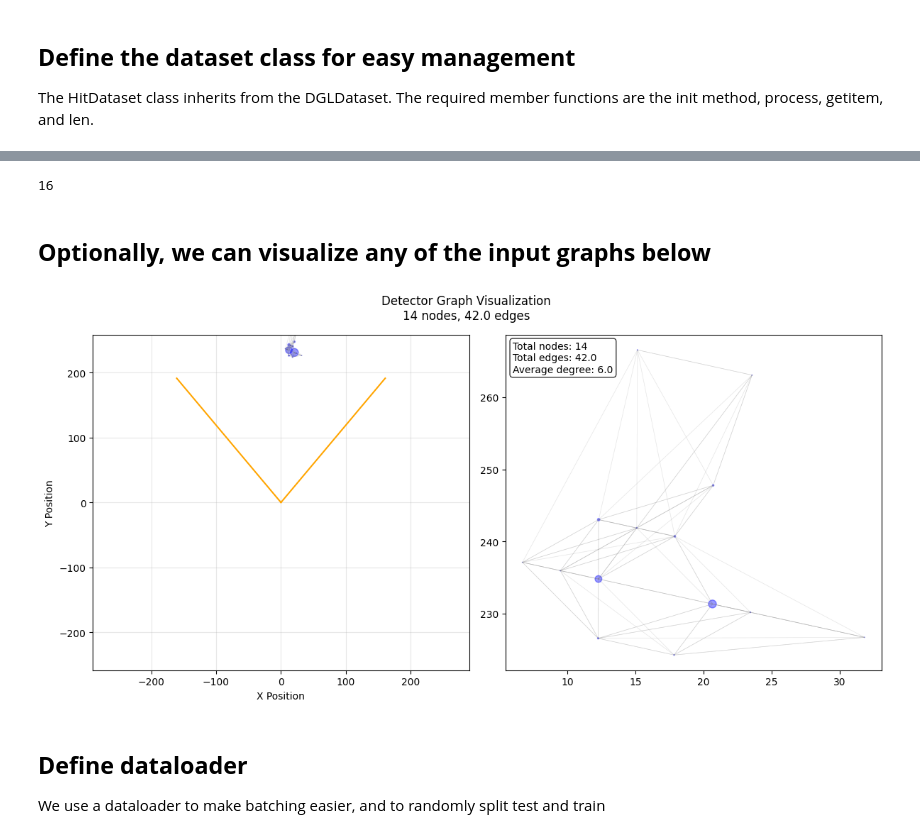
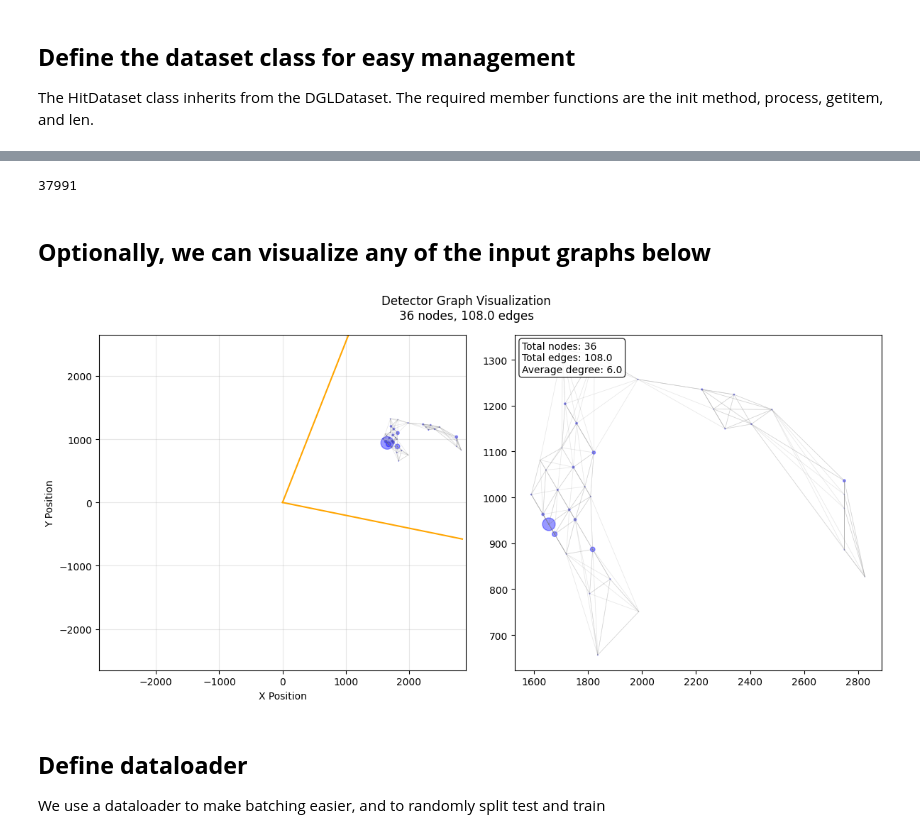
Before and after one commit to RowanKell/work_eic, a Jupyter notebook: macros/Timing_estimation/GNN_Energy.ipynb, the cells around one changed output, grey strips where cells are left out. Drawn from its saved outputs; the diff is of its cells as text; code cells hidden in the pictures.

Commit message:
solved strip position issue

```diff
--- a/macros/Timing_estimation/GNN_Energy.ipynb
+++ b/macros/Timing_estimation/GNN_Energy.ipynb
@@ -29,13 +29,14 @@ from GNN_util import process_df_vectorized,create_directory,HitDataset,create_fa
 ## **Load in Data**
 The data is stored as pandas dataframes where each row is a hit in the detector
 # %%
-num_dfs = 200
+num_dfs = 800
 dfs = []
 for i in range(0,0 + num_dfs):
     try:
 #         new_df = pd.read_csv(f"/hpc/group/vossenlab/rck32/eic/work_eic/macros/Timing_estimation/data/df/test_Feb_13_50events_run_1_{i}.csv")
 #         new_df = pd.read_csv(f"/hpc/group/vossenlab/rck32/eic/work_eic/macros/Timing_estimation/data/df/Feb_19_pip_50events_run_1_{i}.csv") #pip
-        new_df = pd.read_csv(f"/hpc/group/vossenlab/rck32/eic/work_eic/macros/Timing_estimation/data/df/March_5_K_L_test50events_run_1_{i}.csv") #pip
+#         new_df = pd.read_csv(f"/hpc/group/vossenlab/rck32/eic/work_eic/macros/Timing_estimation/data/df/March_5_K_L_50events_run_1_{i}.csv")
+        new_df = pd.read_csv(f"/hpc/group/vossenlab/rck32/eic/work_eic/macros/Timing_estimation/data/df/March_5_K_L_strip_position_fixed_50events_run_1_{i}.csv")
 #         new_df = pd.read_csv(f"/hpc/group/vossenlab/rck32/eic/work_eic/macros/Timing_estimation/data/df/March_3_K_L_corrected_sens50events_run_1_{i}.csv") #pip
 #         new_df = pd.read_csv(f"/hpc/group/vossenlab/rck32/eic/work_eic/macros/Timing_estimation/data/df/naive_CFD_Feb_10_50events_run_1_{i}.csv") #pions
     except FileNotFoundError as e:
@@ -169,16 +168,19 @@ class HitDataset(DGLDataset):
                 valid_ModifiedTrueID_unique = ModifiedTrueID_unique[ModifiedTrueID_unique != -1]
                 #skip events with multiple valid trueIDs
                 if(len(valid_ModifiedTrueID_unique) > 1):
+                    print("Too many valid ModifiedTrueID, skipping...")
                     continue
 
                 #skip events with no valid ModififiedTrueIDs
-                if(len(valid_ModifiedTrueID_unique) == 0):
-                    continue
+#                 if(len(valid_ModifiedTrueID_unique) == 0):
+#                     print("No valid ModifiedTrueIDs, skipping...")
+#                     continue
                 # Remove rows that are hits outside of the cone
                 curr_event = curr_event[curr_event.ModifiedTrueID != -1]
                 nhits = len(curr_event)
             # Skip graphs with only 1 hit (or 0)
             if(nhits <2):
+                print("only 1 hit, skipping...")
                 continue;
             elif(nhits <self.k):
                 sources = np.concatenate([np.repeat(np.arange(nhits),nhits),np.tile(np.arange(nhits),nhits)])
@@ -200,8 +202,8 @@ class HitDataset(DGLDataset):
             momentum = curr_event["P"].to_numpy()[0]
             energy = np.sqrt(mass**2 + momentum**2)
             label = torch.tensor(energy)
-            strip_x = (curr_event["strip_x"].to_numpy() / 300)
-            strip_y = (curr_event["strip_y"].to_numpy() / 300)
+            strip_x = (curr_event["strip_x"].to_numpy() / 3000)
+            strip_y = (curr_event["strip_y"].to_numpy() / 3000)
             radial_distance = torch.tensor(np.sqrt( strip_x** 2 + strip_y ** 2))
             '''VERSION LABEL INCLUDING EVENT FEATURES'''
             # Since this is the version with both SiPM in one hit/node, we have 2 times and charges
@@ -228,18 +230,11 @@ class HitDataset(DGLDataset):
 
             # Spatial features
 #             hit_coords = curr_event[['strip_x', 'strip_y']].values
-
-            # Center of gravity
-            cog_x = np.average(strip_x, weights=curr_event['Charge0'].to_numpy() + curr_event['Charge1'].to_numpy())
-            cog_y = np.average(strip_y, weights=curr_event['Charge0'].to_numpy() + curr_event['Charge1'].to_numpy())
-
             # Feature vector for this event
             event_features = torch.from_numpy(np.stack((label,
                 total_charge,
                 max_charge,
-                n_hits,
-#                 cog_x,
-#                 cog_y
+                n_hits
 
                 ),axis = -1))
             if(self.labels.shape[0] == 0):
@@ -266,13 +277,13 @@ done
 # %%
 print(len(dataset))
 # %% [output]
-16
+37991
 # %% [markdown]
 ## **Optionally, we can visualize any of the input graphs below**
 # %%
-visualize_detector_graph(dataset,graph_idx = 7)
+visualize_detector_graph(dataset,graph_idx = 1)
 # %% [output]
-[figure, old version]
+[figure, new version]
 # %% [markdown]
 ## **Define dataloader**
 
```
Also changed, not shown: parts of 6 cells of this notebook, 5 other files.
